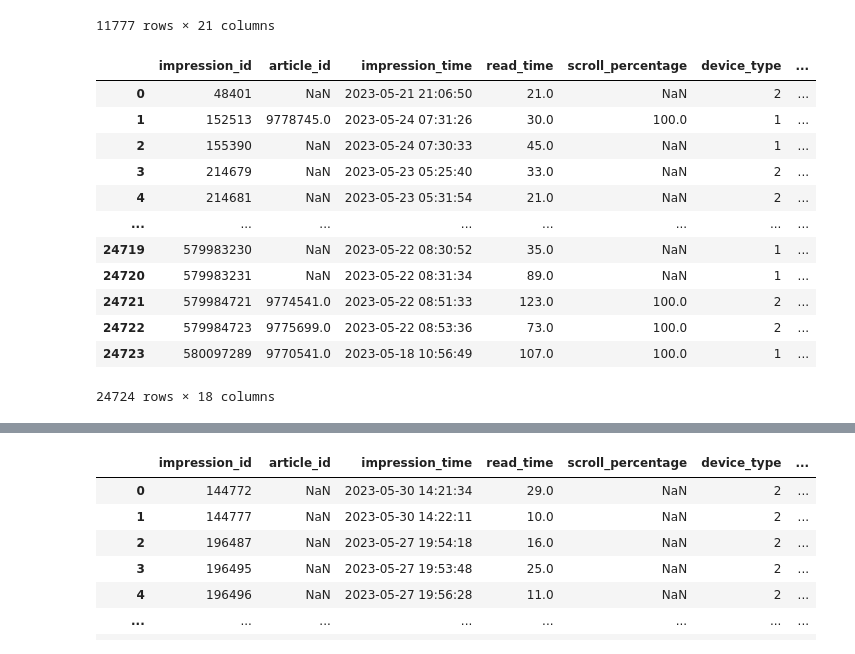
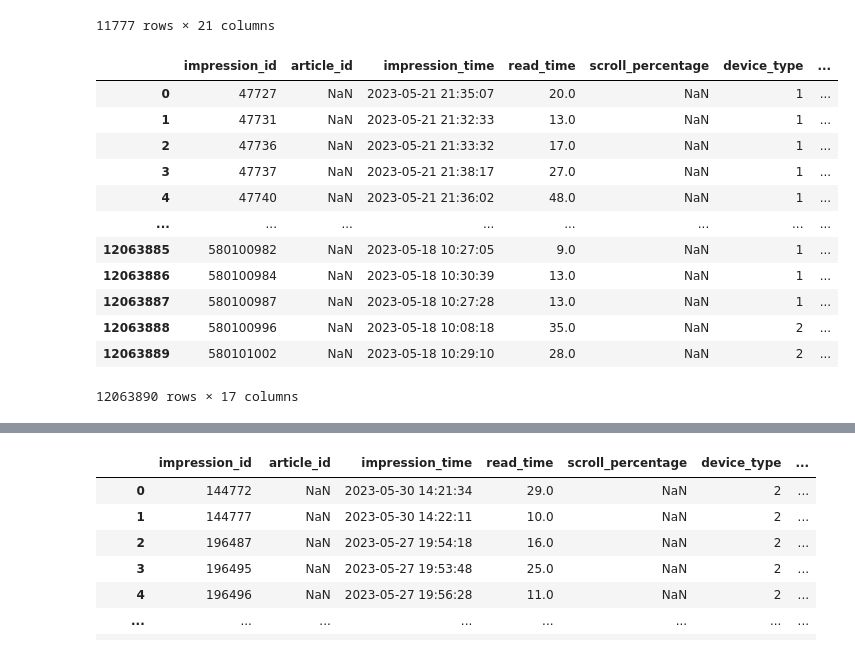
Before and after one commit to babogdanov/recsys-2024, a Jupyter notebook: test.ipynb, the cells around one changed output, grey strips where cells are left out. Saved outputs shown, nothing was run; the diff lists cells and outputs as text; code cells hidden in the pictures.

```diff
--- a/test.ipynb
+++ b/test.ipynb
@@ -20,24 +20,24 @@ df
 11777 rows × 21 columns
 # %%
 behaviors_df = pd.read_parquet('./data/train/behaviors.parquet')
-behaviors_df['inview_cnt'] = behaviors_df['article_ids_inview'].str.len()
-behaviors_df['inview_cnt'].unique()
-behaviors_df.loc[behaviors_df['article_ids_clicked'].str.len() > 1]
+#behaviors_df['inview_cnt'] = behaviors_df['article_ids_inview'].str.len()
+#behaviors_df['inview_cnt'].unique()
+#behaviors_df.loc[behaviors_df['article_ids_clicked'].str.len() > 1]
 behaviors_df
 # %% [output]
 |  | impression_id | article_id | impression_time | read_time | scroll_percentage | device_type | ... |
-| 0 | 48401 | NaN | 2023-05-21 21:06:50 | 21.0 | NaN | 2 | ... |
-| 1 | 152513 | 9778745.0 | 2023-05-24 07:31:26 | 30.0 | 100.0 | 1 | ... |
-| 2 | 155390 | NaN | 2023-05-24 07:30:33 | 45.0 | NaN | 1 | ... |
-| 3 | 214679 | NaN | 2023-05-23 05:25:40 | 33.0 | NaN | 2 | ... |
-| 4 | 214681 | NaN | 2023-05-23 05:31:54 | 21.0 | NaN | 2 | ... |
+| 0 | 47727 | NaN | 2023-05-21 21:35:07 | 20.0 | NaN | 1 | ... |
+| 1 | 47731 | NaN | 2023-05-21 21:32:33 | 13.0 | NaN | 1 | ... |
+| 2 | 47736 | NaN | 2023-05-21 21:33:32 | 17.0 | NaN | 1 | ... |
+| 3 | 47737 | NaN | 2023-05-21 21:38:17 | 27.0 | NaN | 1 | ... |
+| 4 | 47740 | NaN | 2023-05-21 21:36:02 | 48.0 | NaN | 1 | ... |
 | ... | ... | ... | ... | ... | ... | ... | ... |
-| 24719 | 579983230 | NaN | 2023-05-22 08:30:52 | 35.0 | NaN | 1 | ... |
-| 24720 | 579983231 | NaN | 2023-05-22 08:31:34 | 89.0 | NaN | 1 | ... |
-| 24721 | 579984721 | 9774541.0 | 2023-05-22 08:51:33 | 123.0 | 100.0 | 2 | ... |
-| 24722 | 579984723 | 9775699.0 | 2023-05-22 08:53:36 | 73.0 | 100.0 | 2 | ... |
-| 24723 | 580097289 | 9770541.0 | 2023-05-18 10:56:49 | 107.0 | 100.0 | 1 | ... |
+| 12063885 | 580100982 | NaN | 2023-05-18 10:27:05 | 9.0 | NaN | 1 | ... |
+| 12063886 | 580100984 | NaN | 2023-05-18 10:30:39 | 13.0 | NaN | 1 | ... |
+| 12063887 | 580100987 | NaN | 2023-05-18 10:27:28 | 13.0 | NaN | 1 | ... |
+| 12063888 | 580100996 | NaN | 2023-05-18 10:08:18 | 35.0 | NaN | 2 | ... |
+| 12063889 | 580101002 | NaN | 2023-05-18 10:29:10 | 28.0 | NaN | 2 | ... |
-24724 rows × 18 columns
+12063890 rows × 17 columns
 # %%
 history_parquet = pd.read_parquet('./data/train/history.parquet')
 history_parquet
```
Also changed, not shown: parts of 1 cell of this notebook, 3 other files.
